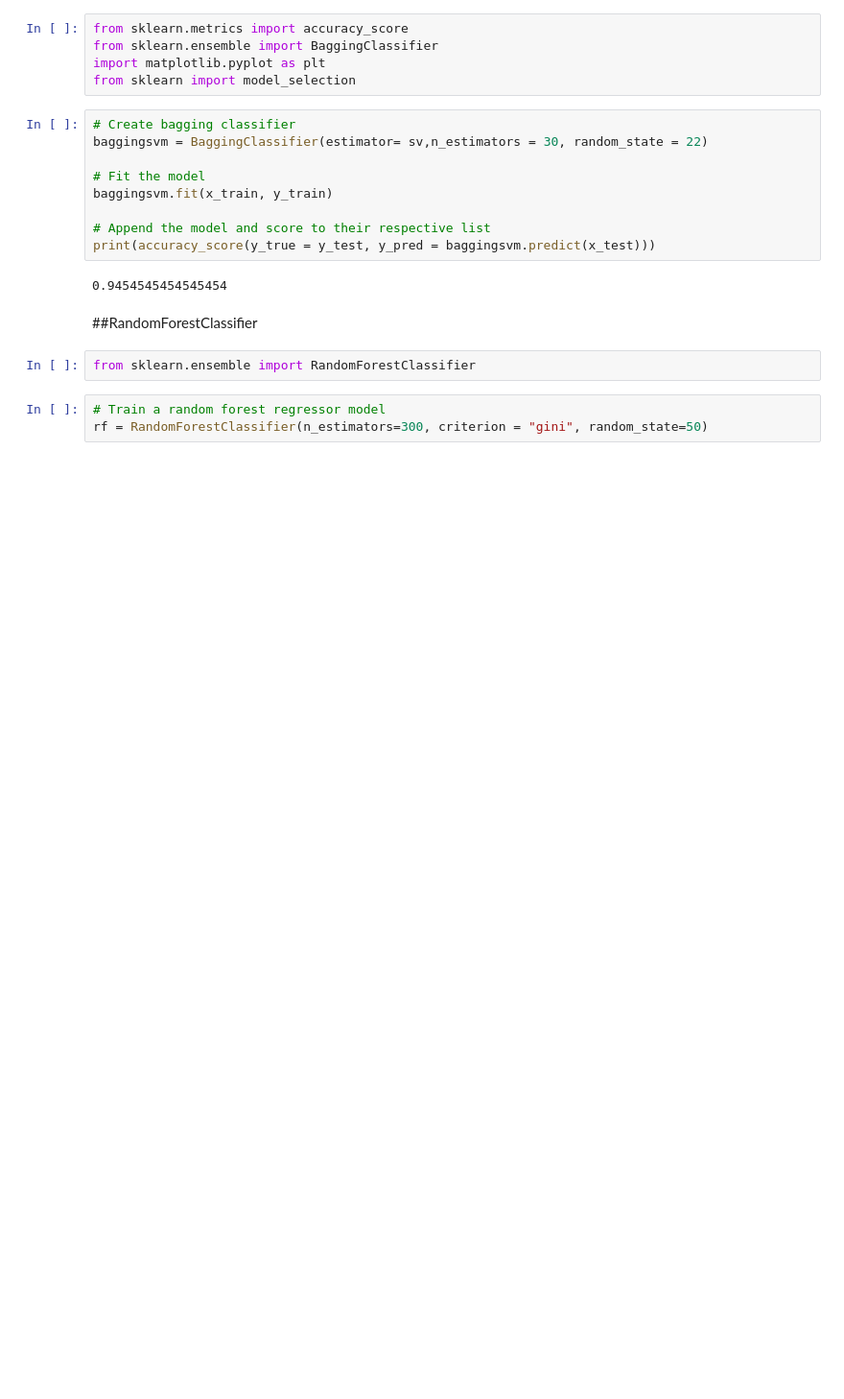
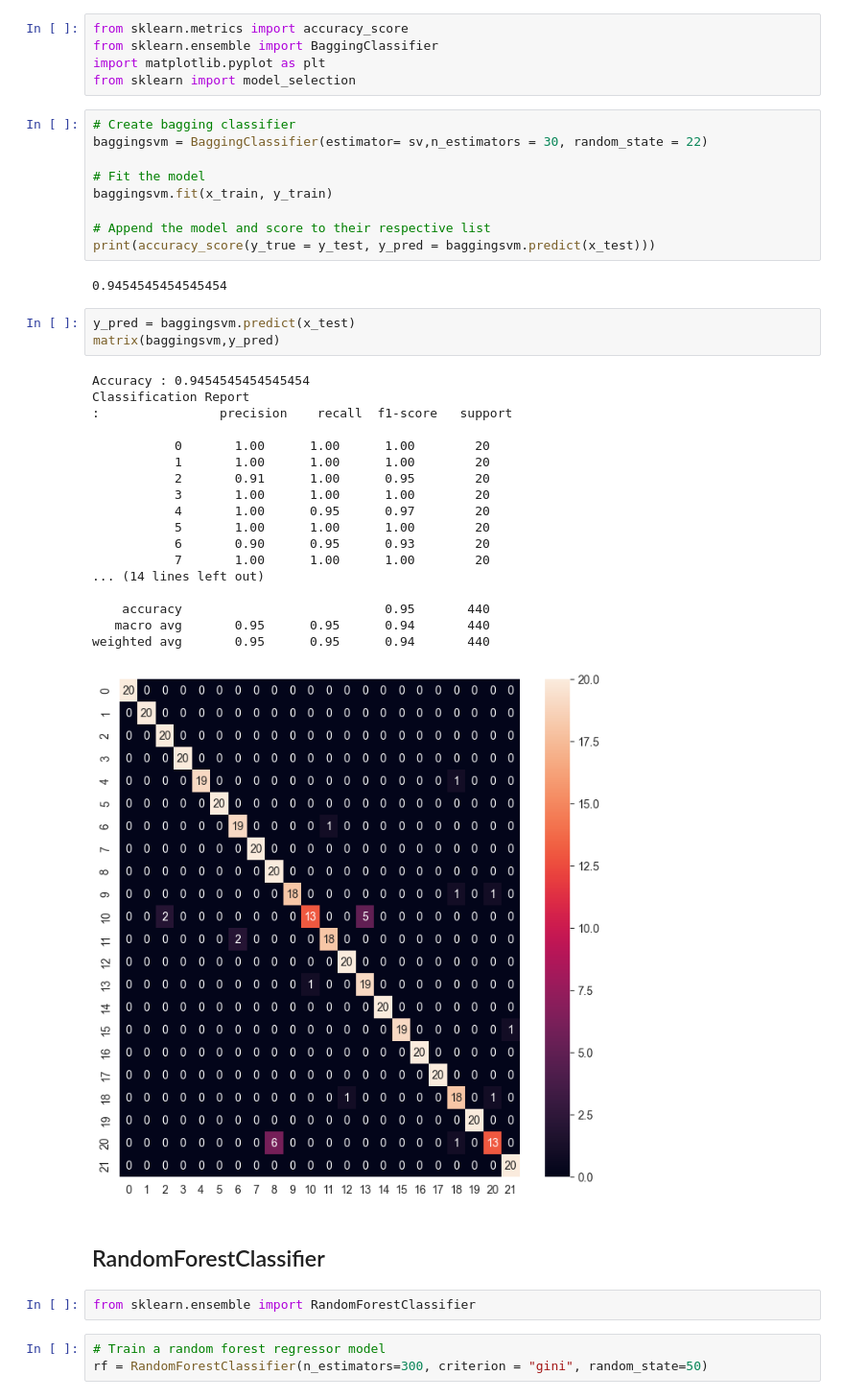
Before and after one commit to Cyriloo7/Crop-Prediction-using-computer-vision-and-machine-learning-techniques, a Jupyter notebook: ml_code/tarp.ipynb, the cells around one changed output. Shown: that part at 96% size. Drawn from its saved outputs; the diff is of its cells as text; blank space fills up the shorter version.

```diff
--- a/ml_code/tarp.ipynb
+++ b/ml_code/tarp.ipynb
@@ -162,8 +225,30 @@ baggingsvm.fit(x_train, y_train)
 print(accuracy_score(y_true = y_test, y_pred = baggingsvm.predict(x_test)))
 # %% [output]
 0.9454545454545454
+# %%
+y_pred = baggingsvm.predict(x_test)
+matrix(baggingsvm,y_pred)
+# %% [output]
+Accuracy : 0.9454545454545454
+Classification Report
+:                precision    recall  f1-score   support
+
+           0       1.00      1.00      1.00        20
+           1       1.00      1.00      1.00        20
+           2       0.91      1.00      0.95        20
+           3       1.00      1.00      1.00        20
+           4       1.00      0.95      0.97        20
+           5       1.00      1.00      1.00        20
+           6       0.90      0.95      0.93        20
+           7       1.00      1.00      1.00        20
+... (14 lines left out)
+
+    accuracy                           0.95       440
+   macro avg       0.95      0.95      0.94       440
+weighted avg       0.95      0.95      0.94       440
+[figure, added]
 # %% [markdown]
-##RandomForestClassifier
+## RandomForestClassifier
 # %%
 from sklearn.ensemble import RandomForestClassifier
 # %%
```
Also changed, not shown: parts of 34 cells of this notebook.
